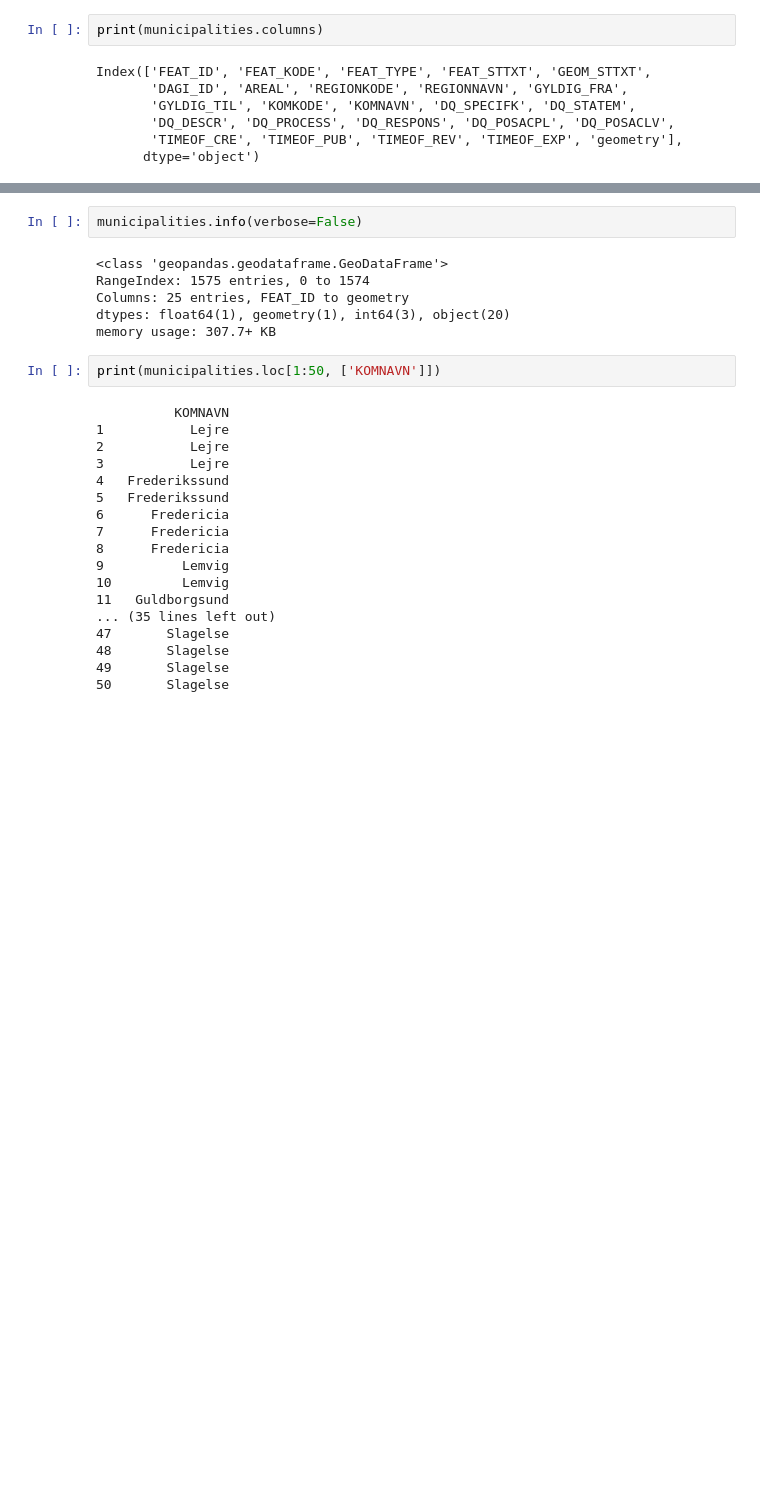
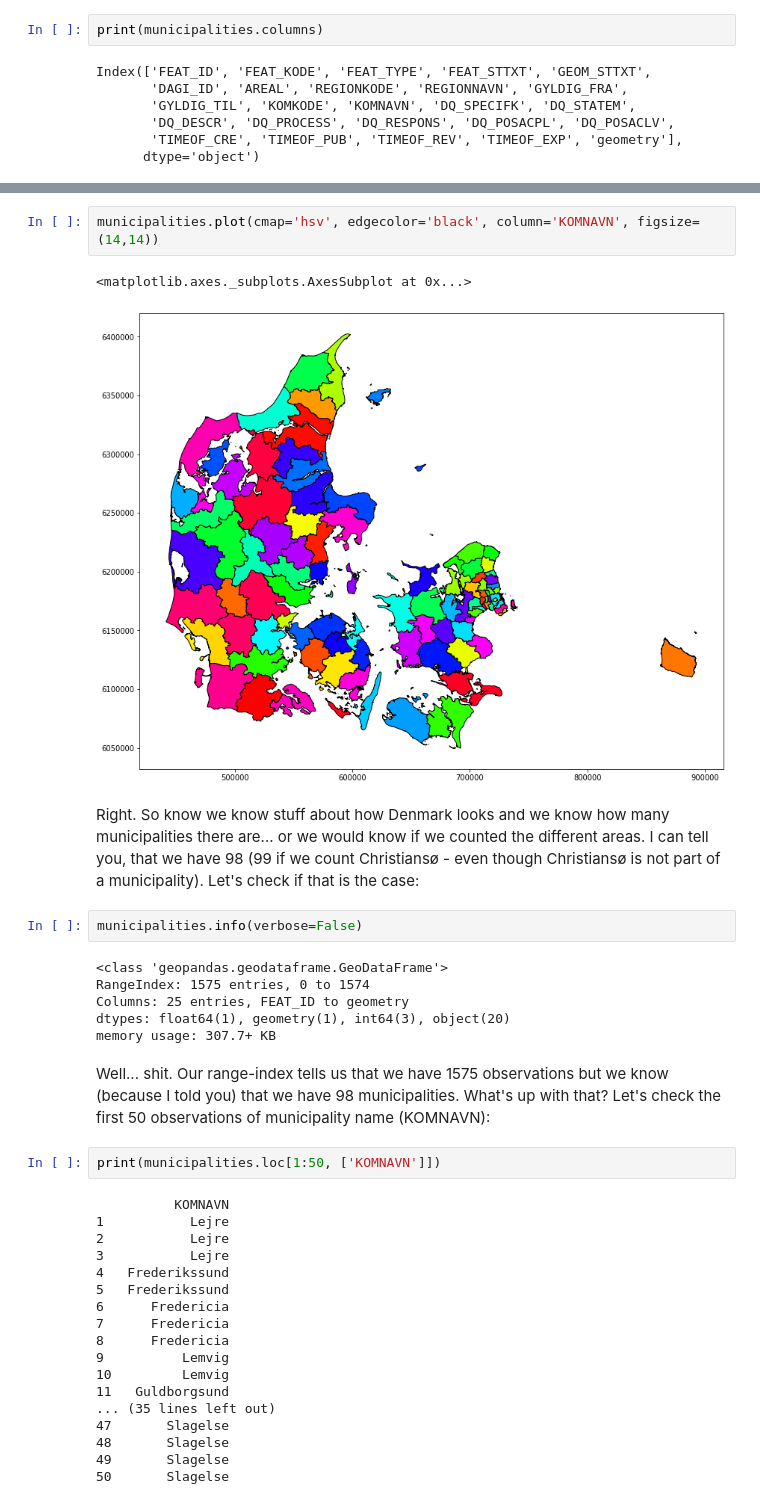
Before and after one commit to CALDISS-AAU/sdsphd20, a Jupyter notebook: notebooks/wed25/spatial_stuff.ipynb, the cells around one changed output, grey strips where cells are left out. Cells and saved outputs as stored; diff of their text form; blank space fills up the shorter version.

```diff
--- a/notebooks/wed25/spatial_stuff.ipynb
+++ b/notebooks/wed25/spatial_stuff.ipynb
@@ -37,3 +81,10 @@ Index(['FEAT_ID', 'FEAT_KODE', 'FEAT_TYPE', 'FEAT_STTXT', 'GEOM_STTXT',
+# %%
+municipalities.plot(cmap='hsv', edgecolor='black', column='KOMNAVN', figsize=(14,14))
+# %% [output]
+<matplotlib.axes._subplots.AxesSubplot at 0x...>
+[figure, added]
+# %% [markdown]
+Right. So know we know stuff about how Denmark looks and we know how many municipalities there are... or we would know if we counted the different areas. I can tell you, that we have 98 (99 if we count Christiansø - even though Christiansø is not part of a municipality). Let's check if that is the case:
 # %%
 municipalities.info(verbose=False)
 # %% [output]
@@ -42,6 +93,8 @@ RangeIndex: 1575 entries, 0 to 1574
 Columns: 25 entries, FEAT_ID to geometry
 dtypes: float64(1), geometry(1), int64(3), object(20)
 memory usage: 307.7+ KB
+# %% [markdown]
+Well... shit. Our range-index tells us that we have 1575 observations but we know (because I told you) that we have 98 municipalities. What's up with that? Let's check the first 50 observations of municipality name (KOMNAVN):
 # %%
 print(municipalities.loc[1:50, ['KOMNAVN']])
 # %% [output]
```
Also changed, not shown: parts of 67 cells of this notebook, 9 other files.
